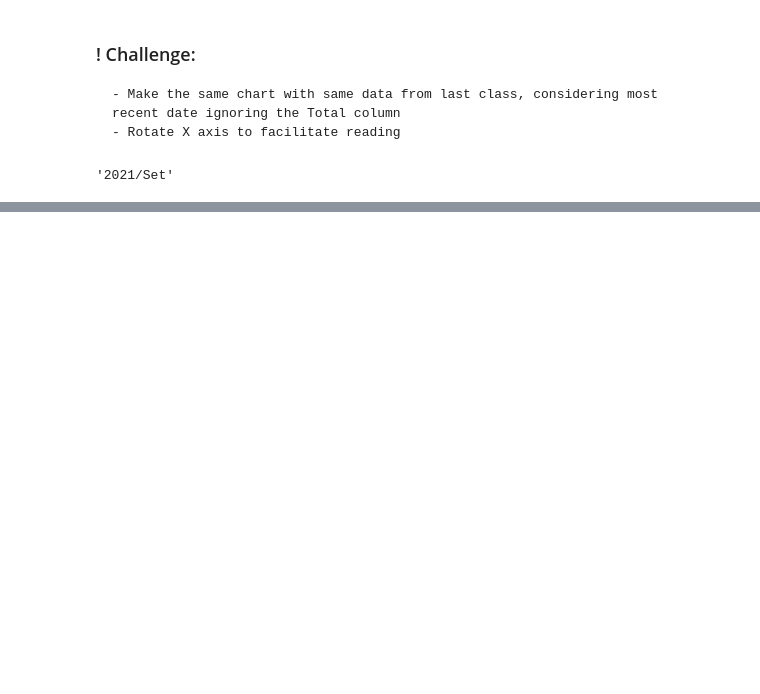
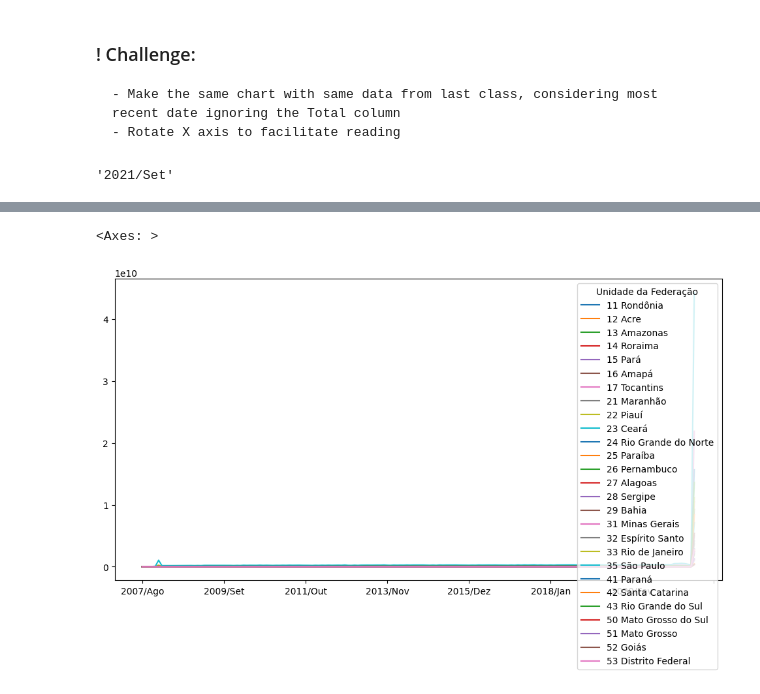
Before and after one commit to rfelipesilva/pos-tech-data-analytics, a Jupyter notebook: jupyter/01_01.ipynb, the cells around one changed output, grey strips where cells are left out. Cells and saved outputs as stored; diff of their text form; code cells hidden in the pictures; blank space fills up the shorter version.

```diff
--- a/jupyter/01_01.ipynb
+++ b/jupyter/01_01.ipynb
@@ -95,0 +192,5 @@ plt.show()
+# %%
+dados_usaveis.T.plot(figsize=(12,6)) #USING TRASPOSE TO PLOT DATA AND HAVE COLUNS RELATED TO TIME AS x AXIS
+# %% [output]
+<Axes: >
+[figure, added]
```
Also changed, not shown: parts of 36 cells of this notebook.
